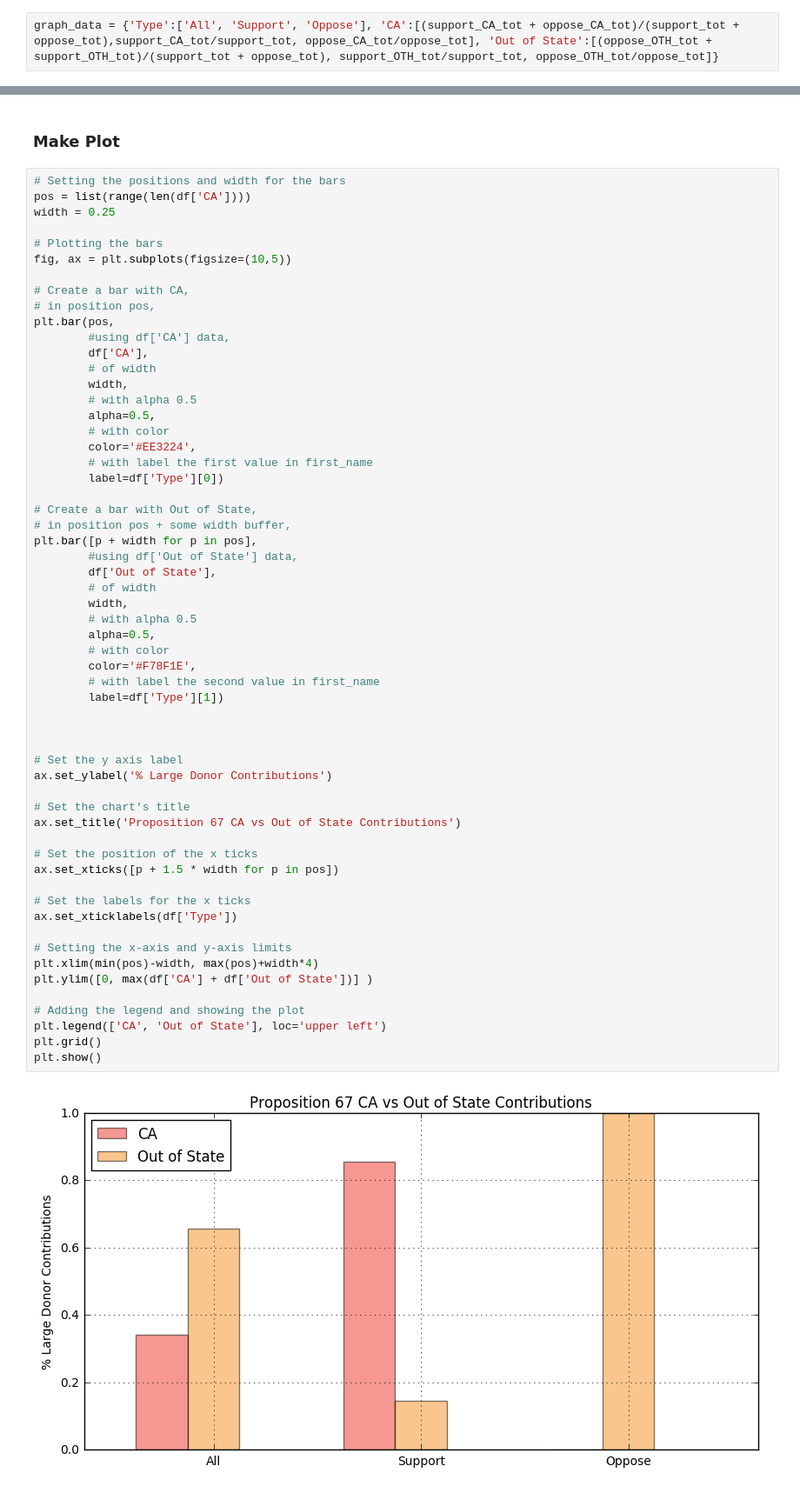
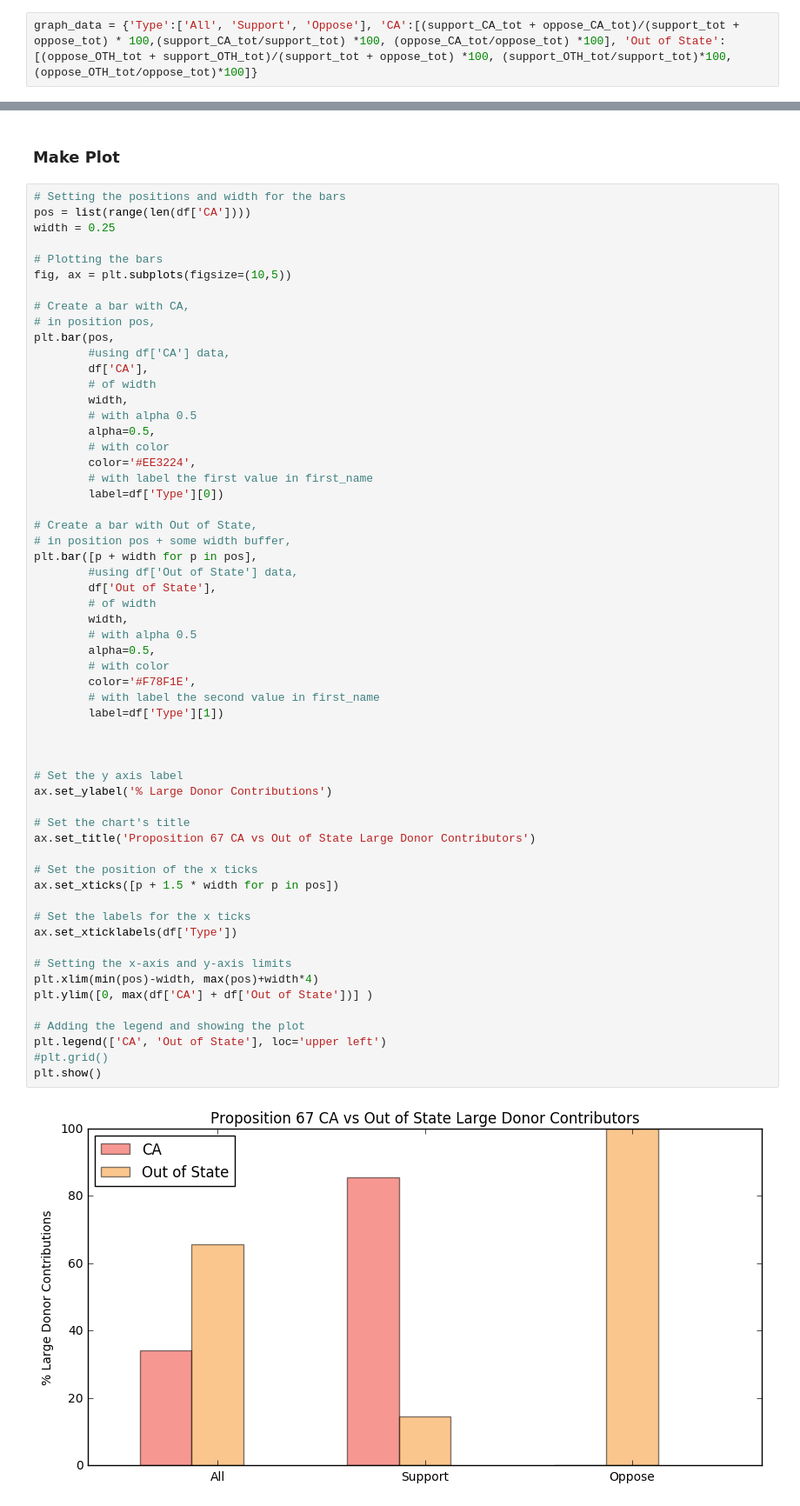
Before and after one commit to Juli2017/first-python-notebook, a Jupyter notebook: FinalNotebook.ipynb, the cells around one changed output, grey strips where cells are left out. Shown at 87% size. Drawn from its saved outputs; the diff is of its cells as text.

```diff
--- a/FinalNotebook.ipynb
+++ b/FinalNotebook.ipynb
@@ -301,5 +355,5 @@ support_CA.amount.sum()/oppose_CA.amount.sum()
 # %%
-graph_data = {'Type':['All', 'Support', 'Oppose'], 'CA':[(support_CA_tot + oppose_CA_tot)/(support_tot + oppose_tot),support_CA_tot/support_tot, oppose_CA_tot/oppose_tot], 'Out of State':[(oppose_OTH_tot + support_OTH_tot)/(support_tot + oppose_tot), support_OTH_tot/support_tot, oppose_OTH_tot/oppose_tot]}
+graph_data = {'Type':['All', 'Support', 'Oppose'], 'CA':[(support_CA_tot + oppose_CA_tot)/(support_tot + oppose_tot) * 100,(support_CA_tot/support_tot) *100, (oppose_CA_tot/oppose_tot) *100], 'Out of State':[(oppose_OTH_tot + support_OTH_tot)/(support_tot + oppose_tot) *100, (support_OTH_tot/support_tot)*100, (oppose_OTH_tot/oppose_tot)*100]}
 # %%
 df = pd.DataFrame(graph_data, columns = ['Type', 'CA', 'Out of State'])
 df
@@ -340,33 +394,33 @@ plt.bar([p + width for p in pos],
         # of width
         width,
         # with alpha 0.5
         alpha=0.5,
         # with color
         color='#F78F1E',
         # with label the second value in first_name
         label=df['Type'][1])
 
 
 
 # Set the y axis label
 ax.set_ylabel('% Large Donor Contributions')
 
 # Set the chart's title
-ax.set_title('Proposition 67 CA vs Out of State Contributions')
+ax.set_title('Proposition 67 CA vs Out of State Large Donor Contributors')
 
 # Set the position of the x ticks
 ax.set_xticks([p + 1.5 * width for p in pos])
 
 # Set the labels for the x ticks
 ax.set_xticklabels(df['Type'])
 
 # Setting the x-axis and y-axis limits
 plt.xlim(min(pos)-width, max(pos)+width*4)
 plt.ylim([0, max(df['CA'] + df['Out of State'])] )
 
 # Adding the legend and showing the plot
 plt.legend(['CA', 'Out of State'], loc='upper left')
-plt.grid()
+#plt.grid()
 plt.show()
 # %% [output]
-[figure, old version]
+[figure, new version]
```
Also changed, not shown: parts of 20 cells of this notebook.
